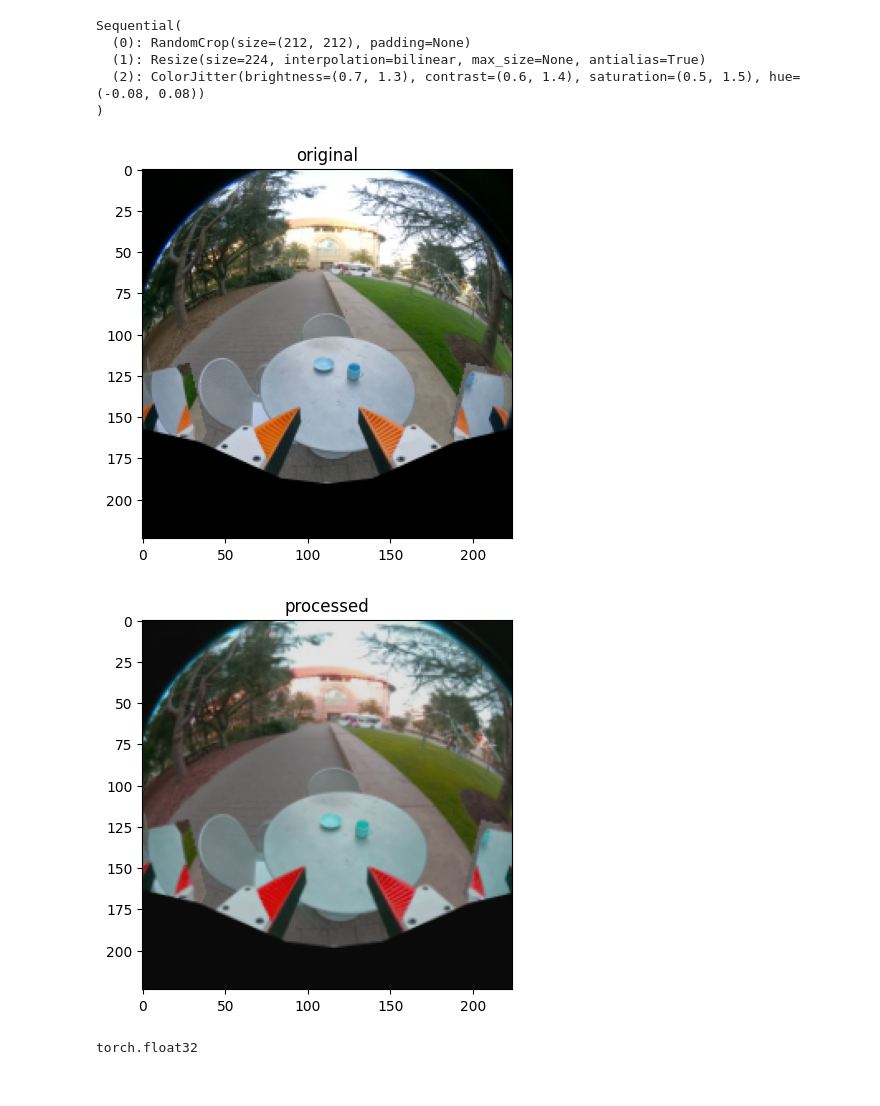
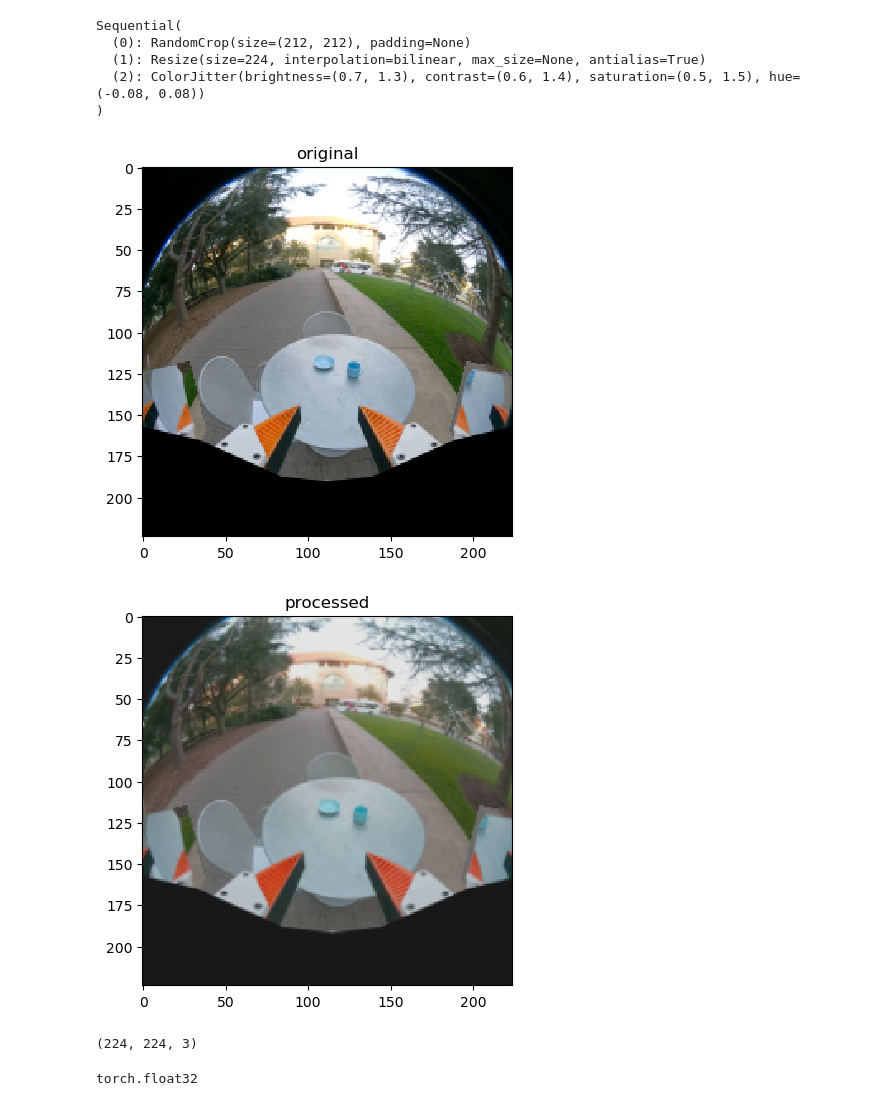
Before and after one commit to michael-lutz/relevancy_policy, a Jupyter notebook: loading_model.ipynb, the cells around one changed output. Cells and saved outputs as stored; diff of their text form; code cells hidden in the pictures.

```diff
--- a/loading_model.ipynb
+++ b/loading_model.ipynb
@@ -13,5 +8,5 @@ To enable the following instructions: AVX2 AVX512F AVX512_VNNI FMA, in other ope
 # %%
-ckpt_path = "/home/michael-lutz/umi_checkpoints/cup_policy/cup_wild_vit_l_1img.ckpt"
+ckpt_path = "/Users/michaellutz/Documents/umi_checkpoints/cup_wild_vit_l_1img.ckpt.2"
 payload = torch.load(open(ckpt_path, 'rb'), map_location='cpu', pickle_module=dill)
 # %%
 model = hydra.utils.instantiate(payload['cfg'].policy)
@@ -77,7 +72,6 @@ Sequential(
 )
 # %%
 def process_img(img):
-    img = ep["camera0_rgb"][:1]
     img = img.transpose(0, 3, 1, 2)
     img = torch.from_numpy(img)
     img = obs_encoder.key_transform_map['camera0_rgb'](img)
@@ -85,17 +79,29 @@ def process_img(img):
     img = img / 255.0
     return img
 # %%
-# visualize image
+# loading image: /Users/michaellutz/Documents/development/universal_manipulation_interface/ep_0_img_0.png
+from PIL import Image
+import numpy as np
+img = Image.open('/Users/michaellutz/Documents/development/universal_manipulation_interface/ep_0_img_0.png')
+img = np.array(img)
+# adding batch dimension
+img = img[np.newaxis, ...]
 import matplotlib.pyplot as plt
-plt.imshow(ep["camera0_rgb"][:1][0])
+plt.imshow(img[0])
 plt.title("original")
 plt.show()
-img = process_img(ep["camera0_rgb"][:1])
+
+img_copy = img.copy()
+img = process_img(img_copy)
 plt.imshow(img[0].numpy().transpose(1, 2, 0))
 plt.title("processed")
 plt.show()
 # %% [output]
-[figure, old version]
+[figure, new version]
-[figure, old version]
+[figure, new version]
+# %%
+img.shape
+# %% [output]
+(224, 224, 3)
 # %%
 # Running inference
```
Also changed, not shown: parts of 3 cells of this notebook, 5 other files.
